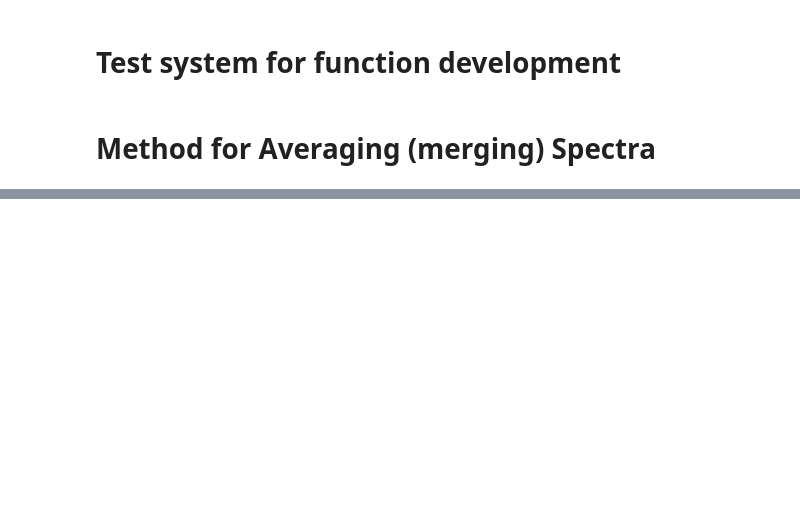
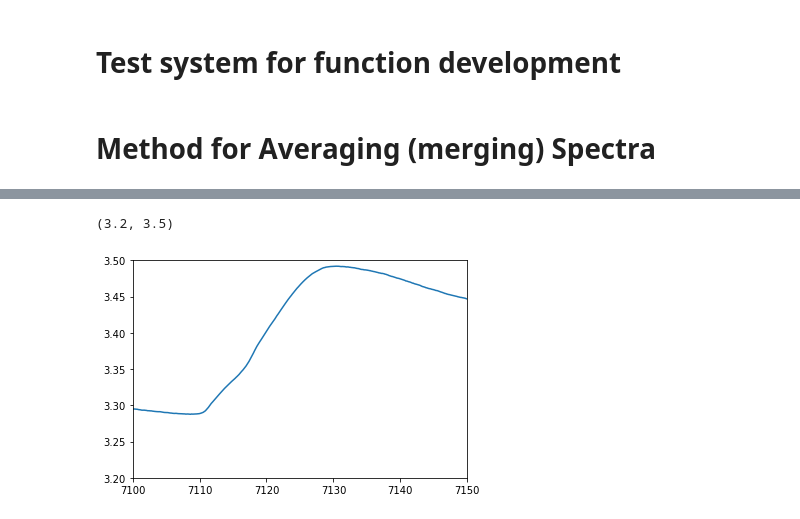
Before and after one commit to ahoffm02/catXAS, a Jupyter notebook: notebooks/Test Bed.ipynb, the cells around one changed output, grey strips where cells are left out. Drawn from its saved outputs; the diff is of its cells as text; code cells hidden in the pictures; blank space fills up the shorter version.

```diff
--- a/notebooks/Test Bed.ipynb
+++ b/notebooks/Test Bed.ipynb
@@ -140,0 +210,12 @@ merged_spectra = merge_spectra(my_exp, merge_spectra_list)
+# %%
+x = merged_spectra1['Absorption Spectra']['mu Sample'].energy[100:]
+y = merged_spectra1['Absorption Spectra']['mu Sample'].mu[100:]
+yerr = merged_spectra1['Absorption Spectra']['mu Sample'].mu_std[100:]
+
+plt.plot(x,y)
+#plt.errorbar(x,y, yerr = yerr, ecolor = 'k')
+plt.xlim(7100, 7150)
+plt.ylim(3.2,3.5)
+# %% [output]
+(3.2, 3.5)
+[figure, added]
```
Also changed, not shown: parts of 26 cells of this notebook, 5 other files.
